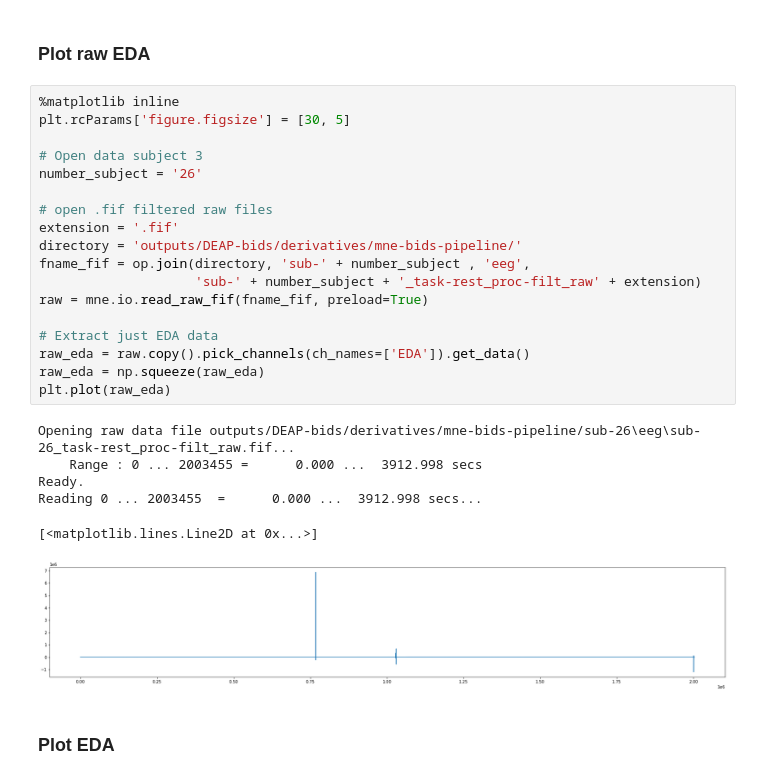
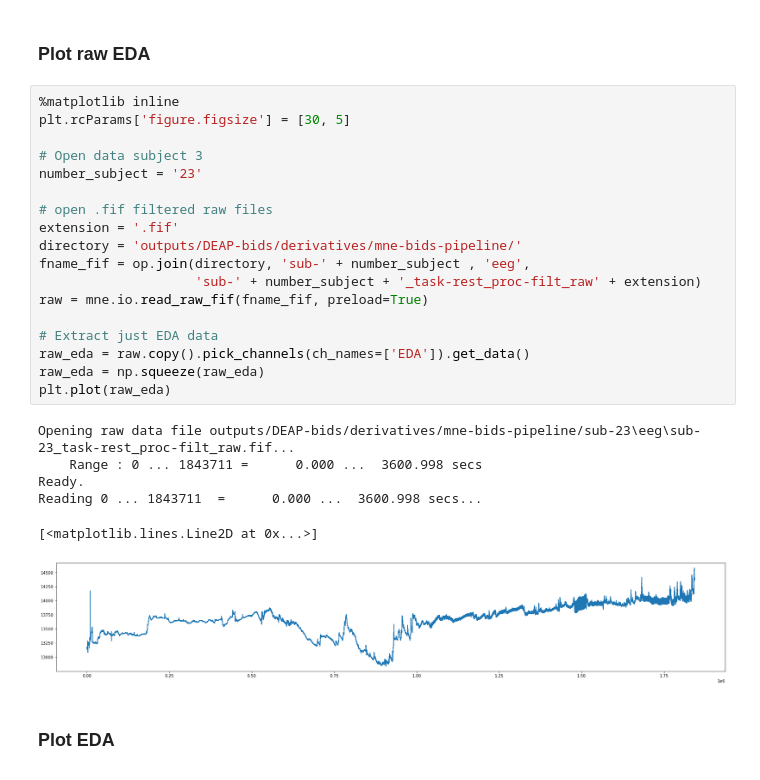
Before and after one commit to tomdamelio/arousal_decoding_extended, a Jupyter notebook: EDA_24_10.ipynb, the cells around one changed output. Cells and saved outputs as stored; diff of their text form.

```diff
--- a/EDA_24_10.ipynb
+++ b/EDA_24_10.ipynb
@@ -21,28 +21,28 @@ from aux_functions import cvxEDA_pyEDA
 # %%
 %matplotlib inline
 plt.rcParams['figure.figsize'] = [30, 5]
 
 # Open data subject 3
-number_subject = '26'
+number_subject = '23'
 
 # open .fif filtered raw files
 extension = '.fif'
 directory = 'outputs/DEAP-bids/derivatives/mne-bids-pipeline/'
 fname_fif = op.join(directory, 'sub-' + number_subject , 'eeg',
                     'sub-' + number_subject + '_task-rest_proc-filt_raw' + extension)
 raw = mne.io.read_raw_fif(fname_fif, preload=True)
 
 # Extract just EDA data
 raw_eda = raw.copy().pick_channels(ch_names=['EDA']).get_data()
 raw_eda = np.squeeze(raw_eda)
 plt.plot(raw_eda)
 # %% [output]
-Opening raw data file outputs/DEAP-bids/derivatives/mne-bids-pipeline/sub-26\eeg\sub-26_task-rest_proc-filt_raw.fif...
-    Range : 0 ... 2003455 =      0.000 ...  3912.998 secs
+Opening raw data file outputs/DEAP-bids/derivatives/mne-bids-pipeline/sub-23\eeg\sub-23_task-rest_proc-filt_raw.fif...
+    Range : 0 ... 1843711 =      0.000 ...  3600.998 secs
 Ready.
-Reading 0 ... 2003455  =      0.000 ...  3912.998 secs...
+Reading 0 ... 1843711  =      0.000 ...  3600.998 secs...
 [<matplotlib.lines.Line2D at 0x...>]
-[figure, old version]
+[figure, new version]
 # %% [markdown]
 ### Plot EDA
 # %%
```
Also changed, not shown: parts of 7 cells of this notebook, 11 other files.
